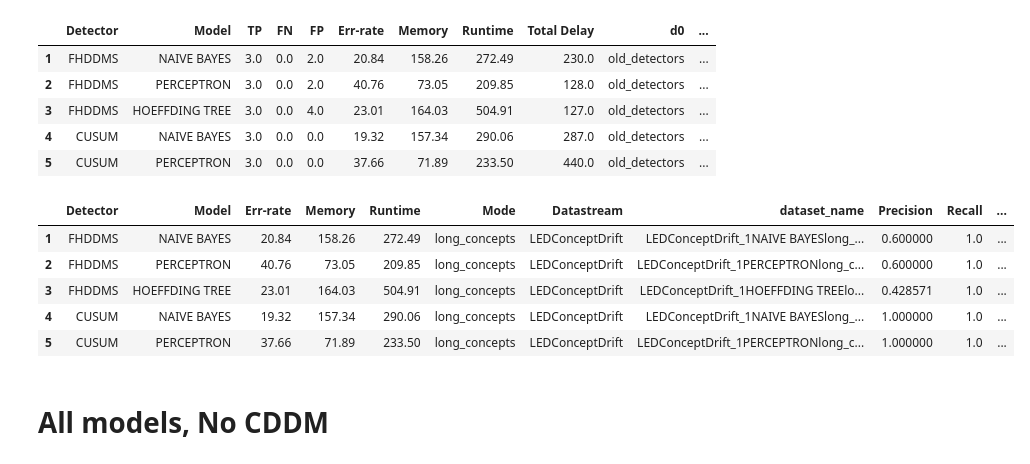
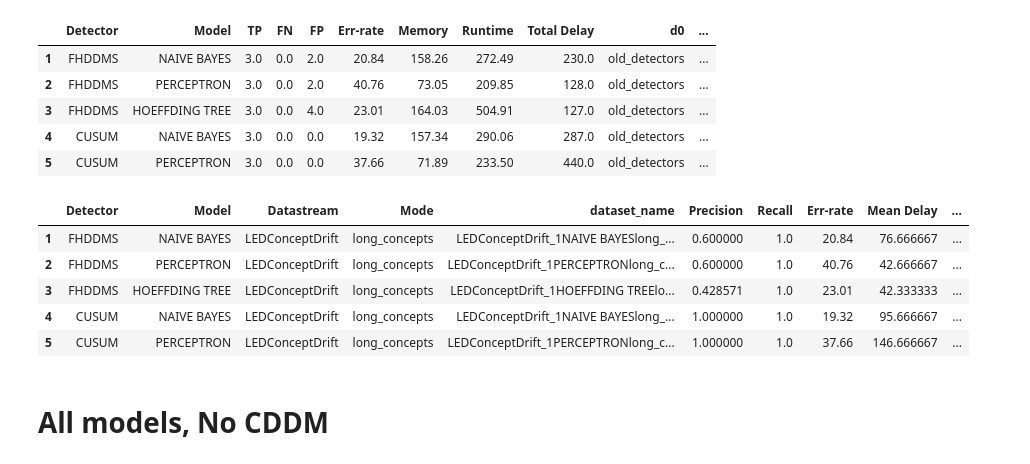
Before and after one commit to hamishhuggard/triage_concept_drift, a Jupyter notebook: experiments/benchmarks.ipynb, the cells around one changed output. Drawn from its saved outputs; the diff is of its cells as text; code cells hidden in the pictures.

```diff
--- a/experiments/benchmarks.ipynb
+++ b/experiments/benchmarks.ipynb
@@ -671,17 +671,24 @@ results.head()
 # %%
 results = extend_metrics(results)
 results.drop(columns=['d0', 'd4', 'Total Delay', 'TP', 'FN', 'FP'], inplace=True)
 results.rename(columns={
     'd1': 'Mode',
     'd2': 'Datastream',
     'd3': 'dataset_name'
 }, inplace=True)
 results['dataset_name'] = results['dataset_name'] + results['Model'] + results['Mode']
+# a better order
+results = results[[
+    'Detector', 'Model', 'Datastream', 'Mode', 'dataset_name', # admin
+    'Precision', 'Recall', # main accuracy metrics
+    'Err-rate', 'Mean Delay', # secondary accuracy metrics
+    'Memory', 'Runtime' # performance metrics
+]]
 results.head()
 # %% [output]
-|  | Detector | Model | Err-rate | Memory | Runtime | Mode | Datastream | dataset_name | Precision | Recall | ... |
-| 1 | FHDDMS | NAIVE BAYES | 20.84 | 158.26 | 272.49 | long_concepts | LEDConceptDrift | LEDConceptDrift_1NAIVE BAYESlong_... | 0.600000 | 1.0 | ... |
-| 2 | FHDDMS | PERCEPTRON | 40.76 | 73.05 | 209.85 | long_concepts | LEDConceptDrift | LEDConceptDrift_1PERCEPTRONlong_c... | 0.600000 | 1.0 | ... |
-| 3 | FHDDMS | HOEFFDING TREE | 23.01 | 164.03 | 504.91 | long_concepts | LEDConceptDrift | LEDConceptDrift_1HOEFFDING TREElo... | 0.428571 | 1.0 | ... |
-| 4 | CUSUM | NAIVE BAYES | 19.32 | 157.34 | 290.06 | long_concepts | LEDConceptDrift | LEDConceptDrift_1NAIVE BAYESlong_... | 1.000000 | 1.0 | ... |
-| 5 | CUSUM | PERCEPTRON | 37.66 | 71.89 | 233.50 | long_concepts | LEDConceptDrift | LEDConceptDrift_1PERCEPTRONlong_c... | 1.000000 | 1.0 | ... |
+|  | Detector | Model | Datastream | Mode | dataset_name | Precision | Recall | Err-rate | Mean Delay | ... |
+| 1 | FHDDMS | NAIVE BAYES | LEDConceptDrift | long_concepts | LEDConceptDrift_1NAIVE BAYESlong_... | 0.600000 | 1.0 | 20.84 | 76.666667 | ... |
+| 2 | FHDDMS | PERCEPTRON | LEDConceptDrift | long_concepts | LEDConceptDrift_1PERCEPTRONlong_c... | 0.600000 | 1.0 | 40.76 | 42.666667 | ... |
+| 3 | FHDDMS | HOEFFDING TREE | LEDConceptDrift | long_concepts | LEDConceptDrift_1HOEFFDING TREElo... | 0.428571 | 1.0 | 23.01 | 42.333333 | ... |
+| 4 | CUSUM | NAIVE BAYES | LEDConceptDrift | long_concepts | LEDConceptDrift_1NAIVE BAYESlong_... | 1.000000 | 1.0 | 19.32 | 95.666667 | ... |
+| 5 | CUSUM | PERCEPTRON | LEDConceptDrift | long_concepts | LEDConceptDrift_1PERCEPTRONlong_c... | 1.000000 | 1.0 | 37.66 | 146.666667 | ... |
```
Also changed, not shown: parts of 14 cells of this notebook, 2 other files.
